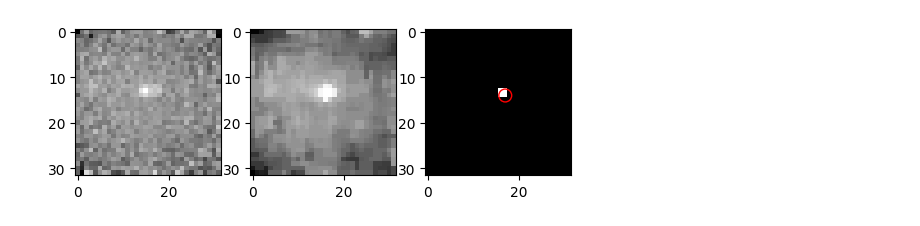
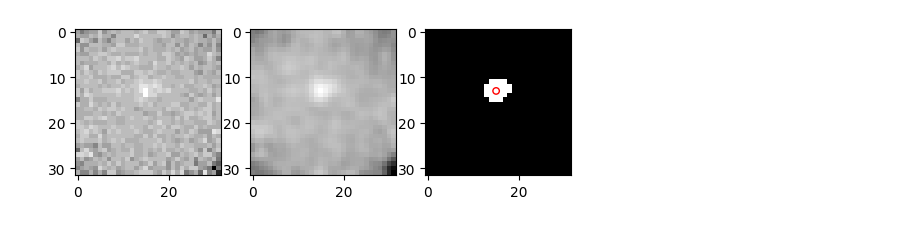
Before and after one commit to M4rkX-Y/flowdetector, a Jupyter notebook: main.ipynb, the cells around one changed output. Drawn from its saved outputs; the diff is of its cells as text; code cells hidden in the pictures.

```diff
--- a/main.ipynb
+++ b/main.ipynb
@@ -7,0 +85,10 @@ import copy
+# %%
+def GaussKernel(n, x0, y0, sigma = 0.1):
+    x, y = np.arange(n), np.arange(n)
+
+    gx = np.exp(-((x - x0) ** 2) / (2 * sigma**2))
+    gy = np.exp(-((y - y0) ** 2) / (2 * sigma**2))
+    g = np.outer(gx, gy)
+    g /= np.sum(g)
+
+    return g
@@ -7,0 +176,2 @@ import copy
+# %%
+frame1, frame2, u, v = ApplyOF(data, index=30, window_size=5, tau=2, filter=GaussBlur)
@@ -16,4 +314,7 @@ data = []
 for i in range(frames):
     data.append(data_obj.pop_frame())
 
-data = np.array(data)
+data = np.array(data, dtype="uint8")
+plt.title("Real Data with Unknown Noise")
+plt.imshow(data[0], cmap="gray")
+plt.show()
@@ -20,31 +323,23 @@ data = np.array(data)
 # %%
-count = 2
+count = 1
 frame = copy.deepcopy(data[count])
 
 frame = (frame - np.min(frame)) / (np.max(frame) - np.min(frame))
 
 
 fig = plt.figure()
 plt.gray()
 ax1 = fig.add_subplot(131)
 ax2 = fig.add_subplot(132)
 ax3 = fig.add_subplot(133)
 ax1.imshow(frame)
-new_frame = ndimage.gaussian_filter(frame, sigma=0.1)
-new_frame = ndimage.median_filter(new_frame, size=4)
+new_frame = ndimage.gaussian_filter(frame, sigma=1)
 ax2.imshow(new_frame)
-tresh = new_frame > 0.75
-blobs = blob_log(tresh, max_sigma=10, threshold=0.01)
-edge = canny(
-    new_frame,
-    sigma=1,
-    low_threshold=0.09,
-    high_threshold=0.26,
-)
-ax3.imshow(tresh)
-for blob in blobs:
-    y, x, area = blob
-    ax3.add_patch(plt.Circle((x, y), area * np.sqrt(2), color="r", fill=False))
+blobs = blob_log(new_frame, min_sigma=0.5, max_sigma=2, threshold=0.1, overlap=1)
+y, x, area = blobs[np.argmax(blobs[:, 2])]
+thresh = new_frame > (new_frame[int(y), int(x)] - 0.1)
+ax3.imshow(thresh)
+ax3.add_patch(plt.Circle((x, y), area * np.sqrt(2), color="r", fill=False))
 plt.show()
 # %% [output]
-[figure, old version]
+[figure, new version]
```
Also changed, not shown: parts of 17 cells of this notebook, 1 other file.
